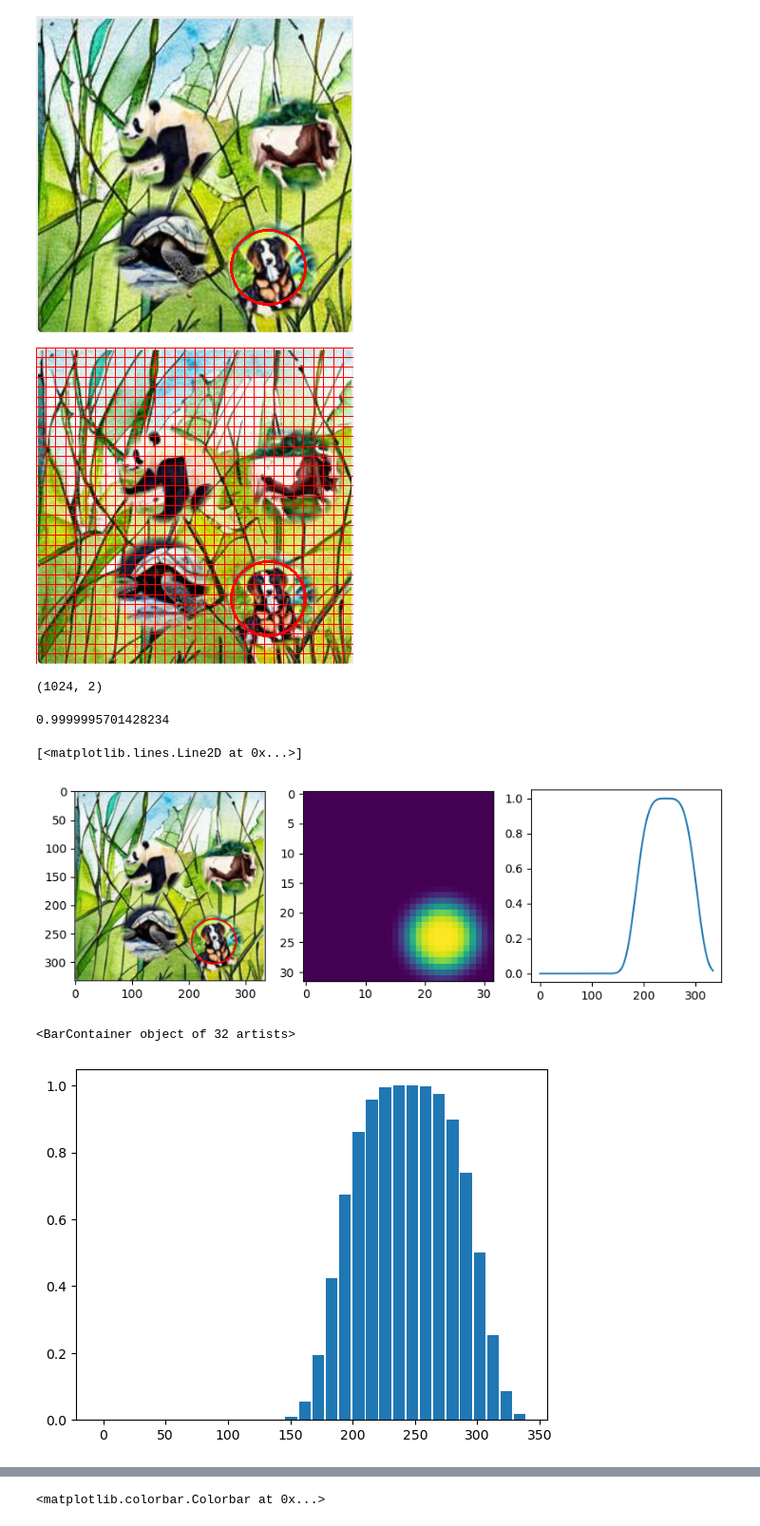
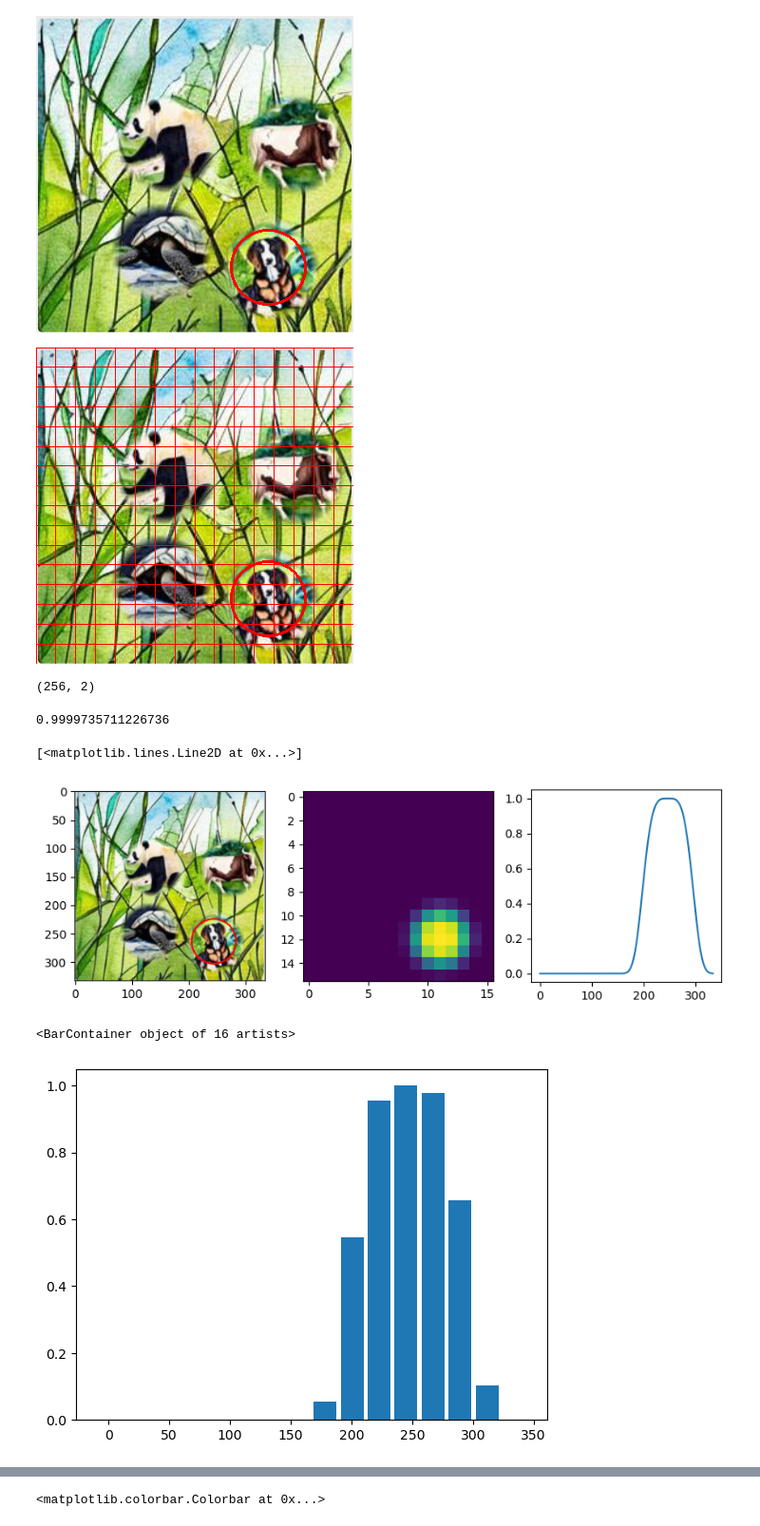
Before and after one commit to xTerradon/hcaptcha-solver, a Jupyter notebook: dev/v2solver/v2_main.ipynb, the cells around one changed output, grey strips where cells are left out. Shown at 95% size. Saved outputs shown, nothing was run; the diff lists cells and outputs as text; code cells hidden in the pictures.

Commit message:
v2 grid predictions

```diff
--- a/dev/v2solver/v2_main.ipynb
+++ b/dev/v2solver/v2_main.ipynb
@@ -26,35 +21,35 @@ img = display_image_with_circle(images[0], positions[0])
 # %%
 edit = img.copy()
 draw = ImageDraw.Draw(edit)
-grid_size = 32
+grid_size = 16
 for x in np.linspace(0, edit.width, grid_size+1):
     draw.line((x, 0, x, edit.height), fill="red", width=1)
 for y in np.linspace(0, edit.height, grid_size+1):
     draw.line((0, y, edit.width, y), fill="red", width=1)
 display(edit)
 # %% [output]
-[figure, old version]
+[figure, new version]
 # %%
 # all coordinates in the grid
 edit = img.copy()
 draw = ImageDraw.Draw(edit)
 
 coords = np.meshgrid(
-    np.linspace(0+(img.width/grid_size)/2, img.width-(img.width/grid_size)/2, grid_size),
-    np.linspace(0+(img.height/grid_size)/2, img.height+(img.height/grid_size)/2, grid_size)
+    np.linspace(0,1, grid_size),
+    np.linspace(0,1, grid_size)
 )
 coords = np.stack(coords, axis=-1)
 coords = coords.reshape(-1, 2)
 coords.shape
 # %% [output]
-(1024, 2)
+(256, 2)
 # %%
-score = lambda x,y, target_x, target_y: np.e**(-(((x-target_x)**2 + (y-target_y)**2) * 0.00025)**2)
-target_x, target_y = positions[0]
+score = lambda x,y, target_x, target_y: np.e**(-(((x-target_x)**2 + (y-target_y)**2) * 40)**2)
+target_x, target_y = np.array(positions[0]) / (330,334)
 scores = np.array([score(x,y, target_x, target_y) for x,y in zip(coords[:,0], coords[:,1])])
 print(scores.max())
 scores_img = scores.reshape(grid_size,grid_size)
-diag = np.vstack((np.linspace(0,img.width, num=1000), np.ones(1000)*target_y)).T
+diag = np.vstack((np.linspace(0,1, num=1000), np.ones(1000)*target_y)).T
 
 from matplotlib import pyplot as plt
 fig, axs = plt.subplots(1,3, figsize=(10,3))
@@ -62,12 +57,12 @@ axs[0].imshow(img)
 axs[1].imshow(scores_img)
 axs[2].plot(np.linspace(0,img.width, 1000), [score(diag[i][0], diag[i][1], target_x, target_y) for i in range(len(diag))])
 # %% [output]
-0.9999995701428234
+0.9999735711226736
 [<matplotlib.lines.Line2D at 0x...>]
-[figure, old version]
+[figure, new version]
 # %%
-diag = np.vstack((np.linspace(0,img.width, num=grid_size), np.ones(grid_size)*target_y)).T
+diag = np.vstack((np.linspace(0,1, num=grid_size), np.ones(grid_size)*target_y)).T
 plt.bar(np.linspace(0,img.width, grid_size), [score(diag[i][0], diag[i][1], target_x, target_y) for i in range(len(diag))], width=(img.width/grid_size)*0.9)
 # %% [output]
-<BarContainer object of 32 artists>
+<BarContainer object of 16 artists>
-[figure, old version]
+[figure, new version]
```
Also changed, not shown: parts of 6 cells of this notebook, 3 other files.
